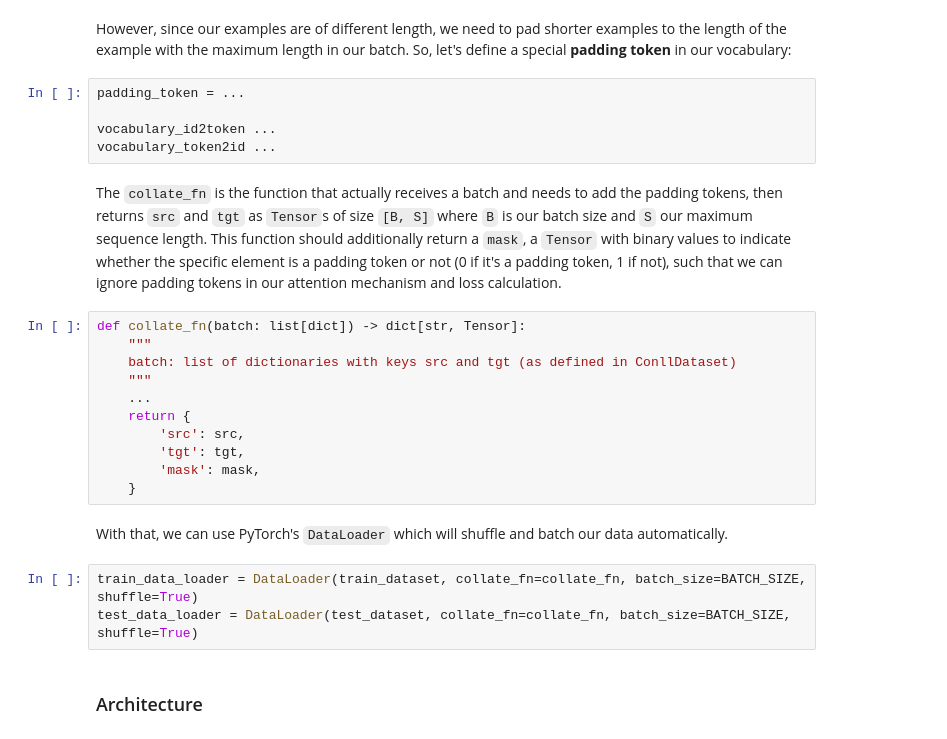
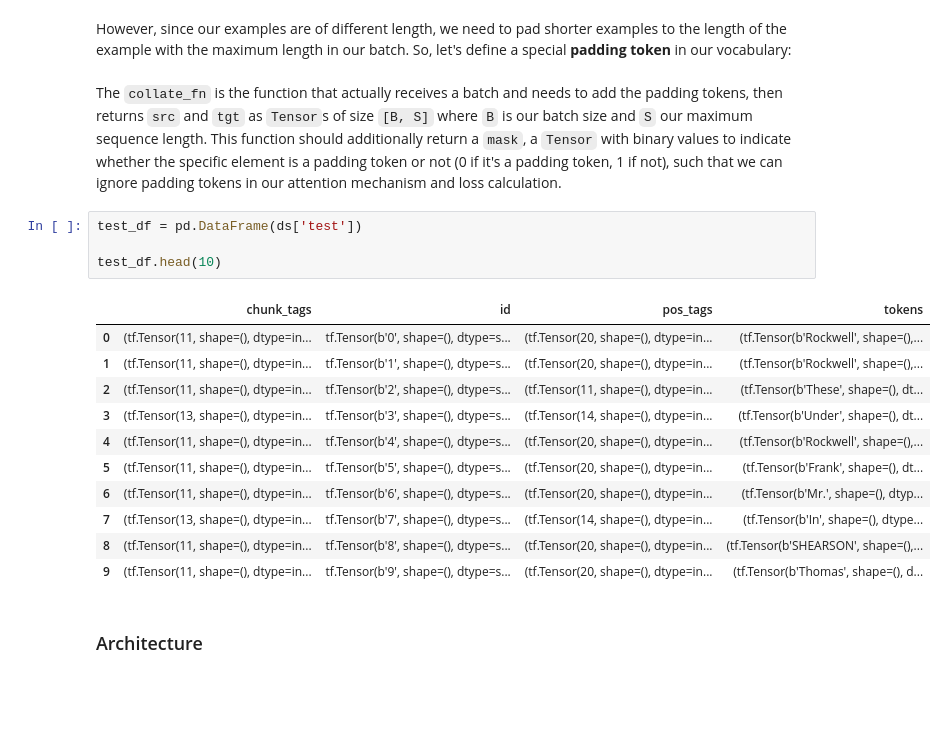
Before and after one commit to MatzeLopi/KIT-2400024, a Jupyter notebook: Files/DLNN_SS24_Praktikum2.ipynb, the cells around one changed output. Cells and saved outputs as stored; diff of their text form; blank space fills up the shorter version.

```diff
--- a/Files/DLNN_SS24_Praktikum2.ipynb
+++ b/Files/DLNN_SS24_Praktikum2.ipynb
@@ -250,29 +208,24 @@ We will use a **batch size of 32**.
 BATCH_SIZE = 32
 # %% [markdown]
 However, since our examples are of different length, we need to pad shorter examples to the length of the example with the maximum length in our batch. So, let's define a special **padding token** in our vocabulary:
-# %%
-padding_token = ...
-
-vocabulary_id2token ...
-vocabulary_token2id ...
 # %% [markdown]
 The `collate_fn` is the function that actually receives a batch and needs to add the padding tokens, then returns `src` and `tgt` as `Tensor`s of size `[B, S]` where `B` is our batch size and `S` our maximum sequence length. This function should additionally return a `mask`, a `Tensor` with binary values to indicate whether the specific element is a padding token or not (0 if it's a padding token, 1 if not), such that we can ignore padding tokens in our attention mechanism and loss calculation.
-# %%
-def collate_fn(batch: list[dict]) -> dict[str, Tensor]:
-    """
-    batch: list of dictionaries with keys src and tgt (as defined in ConllDataset)
-    """
-    ...
-    return {
-        'src': src,
-        'tgt': tgt,
-        'mask': mask,
-    }
-# %% [markdown]
-With that, we can use PyTorch's `DataLoader` which will shuffle and batch our data automatically.
-# %%
-train_data_loader = DataLoader(train_dataset, collate_fn=collate_fn, batch_size=BATCH_SIZE, shuffle=True)
-test_data_loader = DataLoader(test_dataset, collate_fn=collate_fn, batch_size=BATCH_SIZE, shuffle=True)
+# %%
+test_df = pd.DataFrame(ds['test'])
+
+test_df.head(10)
+# %% [output]
+|  | chunk_tags | id | pos_tags | tokens |
+| 0 | (tf.Tensor(11, shape=(), dtype=in... | tf.Tensor(b'0', shape=(), dtype=s... | (tf.Tensor(20, shape=(), dtype=in... | (tf.Tensor(b'Rockwell', shape=(),... |
+| 1 | (tf.Tensor(11, shape=(), dtype=in... | tf.Tensor(b'1', shape=(), dtype=s... | (tf.Tensor(20, shape=(), dtype=in... | (tf.Tensor(b'Rockwell', shape=(),... |
+| 2 | (tf.Tensor(11, shape=(), dtype=in... | tf.Tensor(b'2', shape=(), dtype=s... | (tf.Tensor(11, shape=(), dtype=in... | (tf.Tensor(b'These', shape=(), dt... |
+| 3 | (tf.Tensor(13, shape=(), dtype=in... | tf.Tensor(b'3', shape=(), dtype=s... | (tf.Tensor(14, shape=(), dtype=in... | (tf.Tensor(b'Under', shape=(), dt... |
+| 4 | (tf.Tensor(11, shape=(), dtype=in... | tf.Tensor(b'4', shape=(), dtype=s... | (tf.Tensor(20, shape=(), dtype=in... | (tf.Tensor(b'Rockwell', shape=(),... |
+| 5 | (tf.Tensor(11, shape=(), dtype=in... | tf.Tensor(b'5', shape=(), dtype=s... | (tf.Tensor(20, shape=(), dtype=in... | (tf.Tensor(b'Frank', shape=(), dt... |
+| 6 | (tf.Tensor(11, shape=(), dtype=in... | tf.Tensor(b'6', shape=(), dtype=s... | (tf.Tensor(20, shape=(), dtype=in... | (tf.Tensor(b'Mr.', shape=(), dtyp... |
+| 7 | (tf.Tensor(13, shape=(), dtype=in... | tf.Tensor(b'7', shape=(), dtype=s... | (tf.Tensor(14, shape=(), dtype=in... | (tf.Tensor(b'In', shape=(), dtype... |
+| 8 | (tf.Tensor(11, shape=(), dtype=in... | tf.Tensor(b'8', shape=(), dtype=s... | (tf.Tensor(20, shape=(), dtype=in... | (tf.Tensor(b'SHEARSON', shape=(),... |
+| 9 | (tf.Tensor(11, shape=(), dtype=in... | tf.Tensor(b'9', shape=(), dtype=s... | (tf.Tensor(20, shape=(), dtype=in... | (tf.Tensor(b'Thomas', shape=(), d... |
 # %% [markdown]
 ### Architecture
 # %% [markdown]
```
Also changed, not shown: parts of 23 cells of this notebook.
